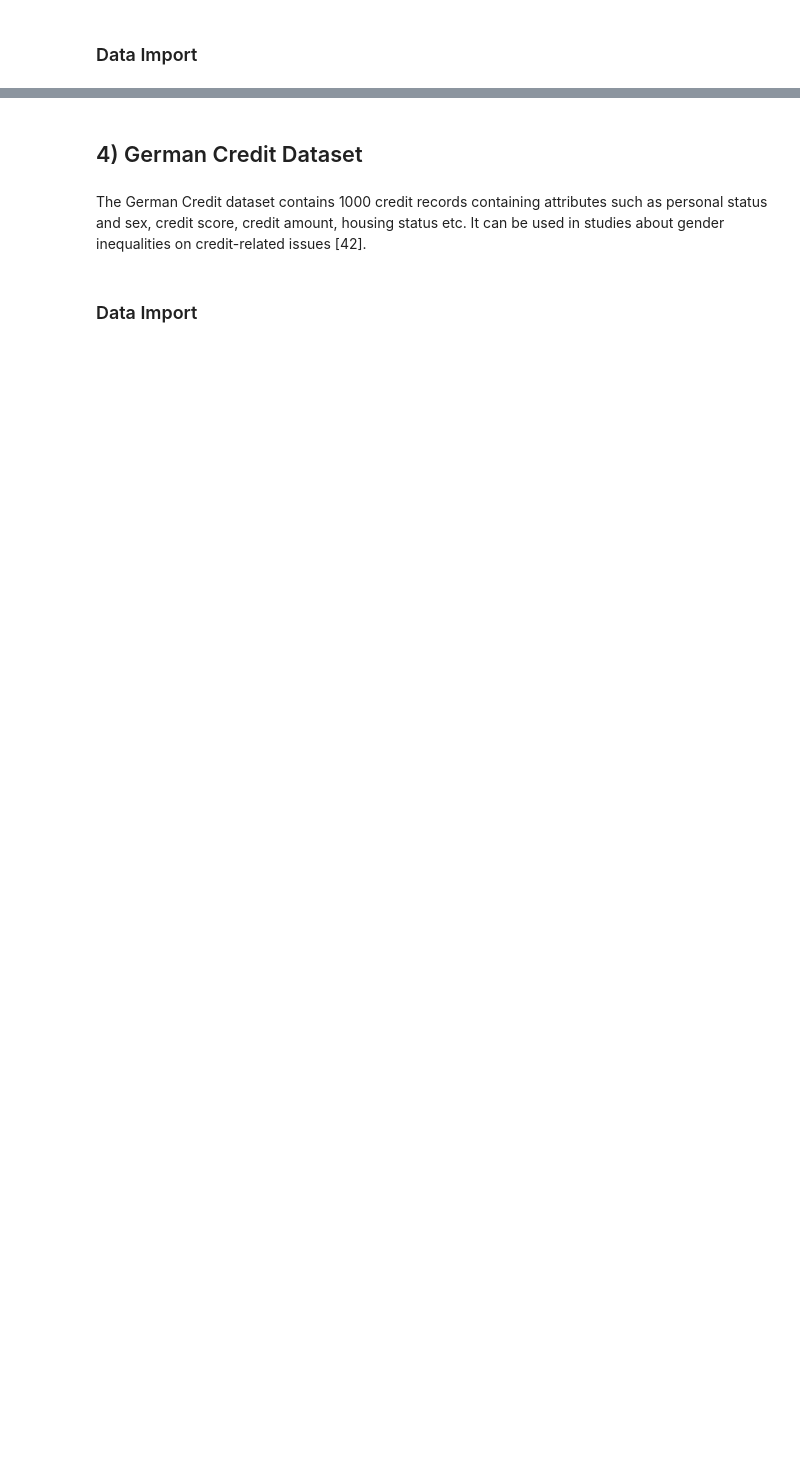
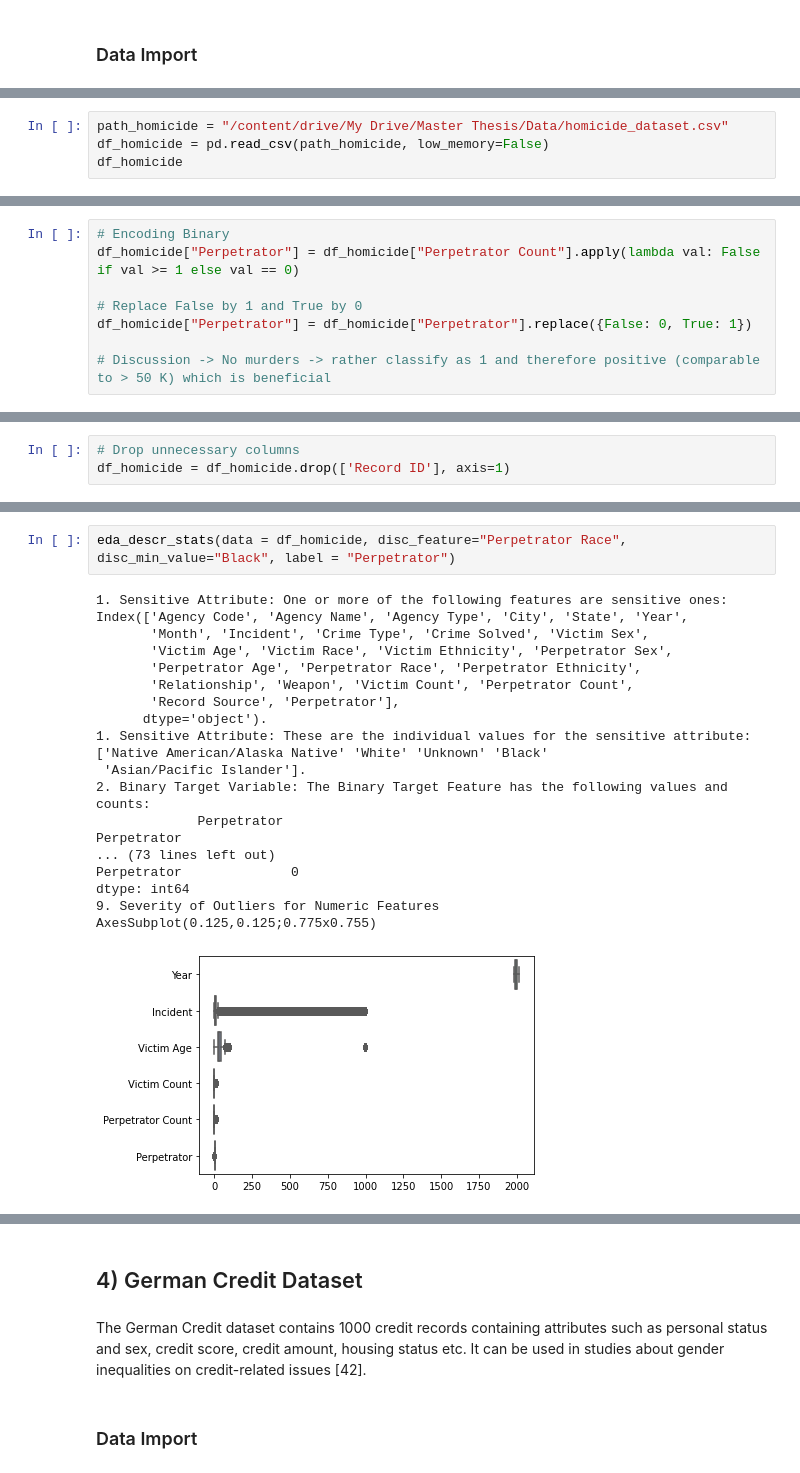
Before and after one commit to NilsBahr94/Master_Thesis_Algorithmic-Bias-in-AI, a Jupyter notebook: Master_Thesis_Algorithmic_Bias_Analysis.ipynb, the cells around one changed output, grey strips where cells are left out. Saved outputs shown, nothing was run; the diff lists cells and outputs as text; blank space fills up the shorter version.

```diff
--- a/Master_Thesis_Algorithmic_Bias_Analysis.ipynb
+++ b/Master_Thesis_Algorithmic_Bias_Analysis.ipynb
@@ -1578,0 +1694,4 @@ df_2_homicide = pd.read_csv(path)
+# %%
+path_homicide = "/content/drive/My Drive/Master Thesis/Data/homicide_dataset.csv"
+df_homicide = pd.read_csv(path_homicide, low_memory=False)
+df_homicide
@@ -1578,0 +1714,8 @@ df_2_homicide = pd.read_csv(path)
+# %%
+# Encoding Binary
+df_homicide["Perpetrator"] = df_homicide["Perpetrator Count"].apply(lambda val: False if val >= 1 else val == 0)
+
+# Replace False by 1 and True by 0
+df_homicide["Perpetrator"] = df_homicide["Perpetrator"].replace({False: 0, True: 1})
+
+# Discussion -> No murders -> rather classify as 1 and therefore positive (comparable to > 50 K) which is beneficial
@@ -1578,0 +1727,3 @@ df_2_homicide = pd.read_csv(path)
+# %%
+# Drop unnecessary columns
+df_homicide = df_homicide.drop(['Record ID'], axis=1)
@@ -1578,0 +1758,21 @@ df_2_homicide = pd.read_csv(path)
+# %%
+eda_descr_stats(data = df_homicide, disc_feature="Perpetrator Race", disc_min_value="Black", label = "Perpetrator")
+# %% [output]
+1. Sensitive Attribute: One or more of the following features are sensitive ones: Index(['Agency Code', 'Agency Name', 'Agency Type', 'City', 'State', 'Year',
+       'Month', 'Incident', 'Crime Type', 'Crime Solved', 'Victim Sex',
+       'Victim Age', 'Victim Race', 'Victim Ethnicity', 'Perpetrator Sex',
+       'Perpetrator Age', 'Perpetrator Race', 'Perpetrator Ethnicity',
+       'Relationship', 'Weapon', 'Victim Count', 'Perpetrator Count',
+       'Record Source', 'Perpetrator'],
+      dtype='object').
+1. Sensitive Attribute: These are the individual values for the sensitive attribute: ['Native American/Alaska Native' 'White' 'Unknown' 'Black'
+ 'Asian/Pacific Islander'].
+2. Binary Target Variable: The Binary Target Feature has the following values and counts:
+             Perpetrator
+Perpetrator
+... (73 lines left out)
+Perpetrator              0
+dtype: int64
+9. Severity of Outliers for Numeric Features
+AxesSubplot(0.125,0.125;0.775x0.755)
+[figure, added]
```
Also changed, not shown: parts of 246 cells of this notebook.
